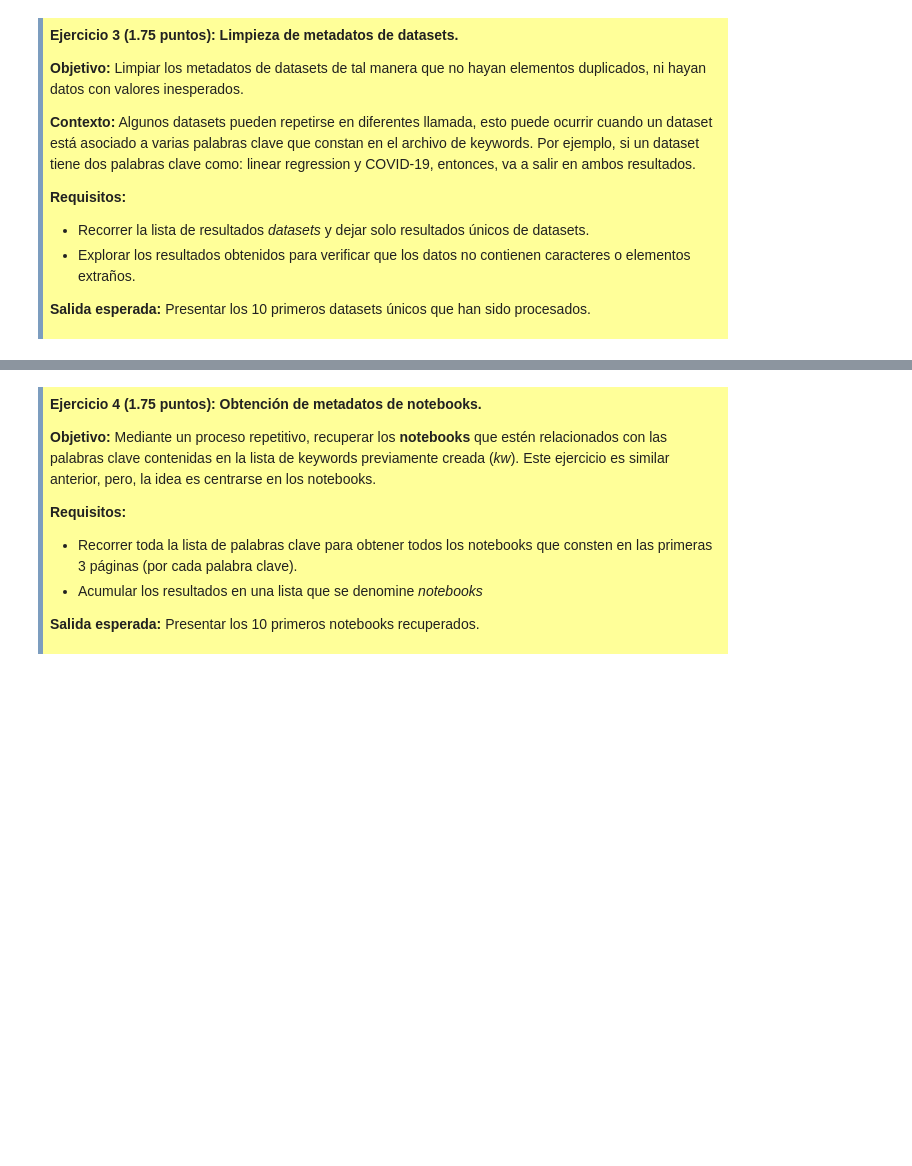
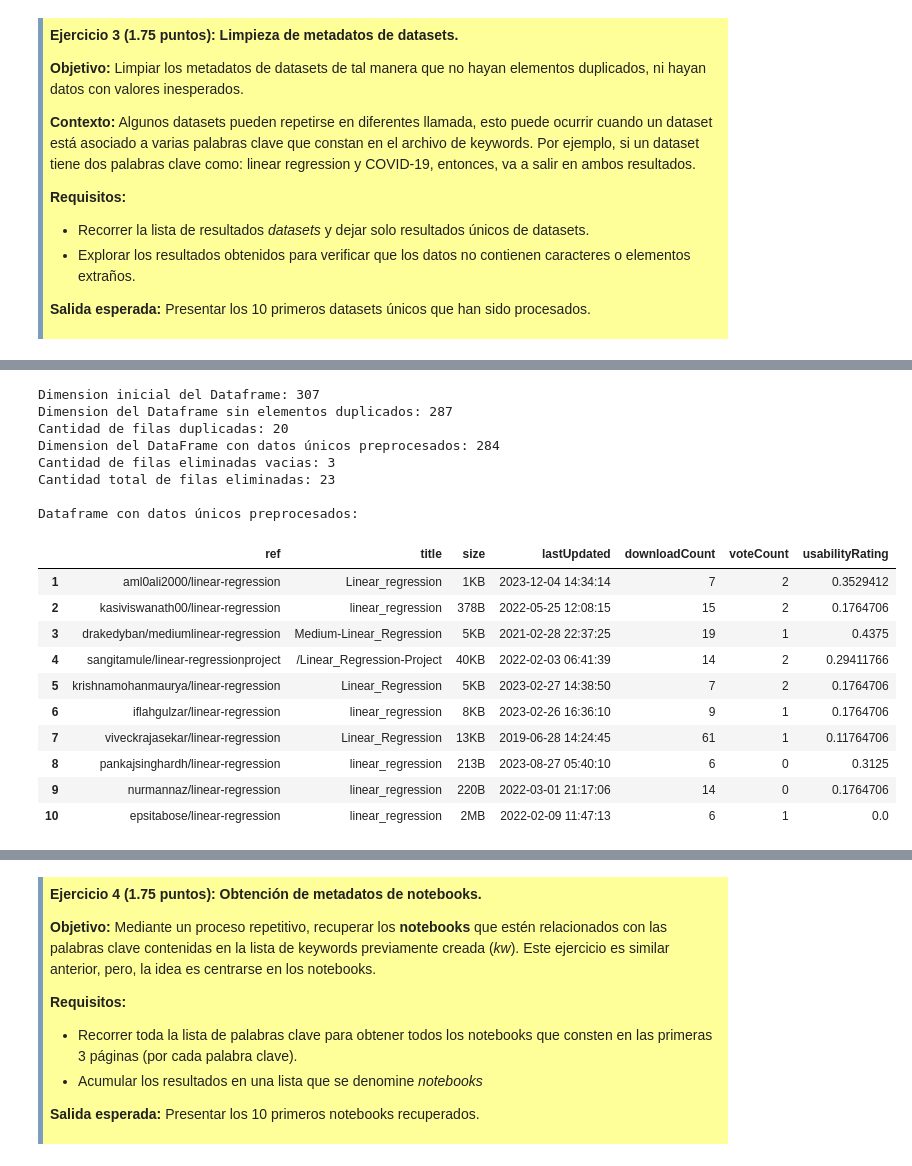
Before and after one commit to SantiagoMendietaCarrion/Lab1_APIS, a Jupyter notebook: Lab1_API_Mendieta_Santiago.ipynb, the cells around one changed output, grey strips where cells are left out. Drawn from its saved outputs; the diff is of its cells as text; code cells hidden in the pictures; blank space fills up the shorter version.

```diff
--- a/Lab1_API_Mendieta_Santiago.ipynb
+++ b/Lab1_API_Mendieta_Santiago.ipynb
@@ -346,0 +321,39 @@ z
+# %%
+#De  acuerdo al analisis anterior existen 3 filas con valores nulos. Las cuales tienen vacias todas sus columnas a excepcion de la primera
+#Se decide eliminar estas filas
+
+datasets_DF_prep=datasets_DF_pp.drop(filas_nulas,axis=0)         #Se eliminan las filas con valores nulos
+datasets_DF_prep.index=range(1,len(datasets_DF_prep)+1)          #Se modifica el indice del dataframe para que coincida con la nueva cantidad de filas
+dimension_final=len(datasets_DF_prep)                            #Se utiliza len para medir el tamaño del dataset preprocesado final
+filas_eliminadas_vacias=len(filas_nulas)                         #Se utiliza len para medir el tamaño de filas eliminadas
+cantidad_filas_eliminadas=dimension_inicial-dimension_final      #Se calcula la cantidad de elementos eliminados
+# %%
+#c.) Impresion de resultados
+print("Dimension inicial del Dataframe:",dimension_inicial)      #Se imprime el tamaño del dataset sin procesar
+print("Dimension del Dataframe sin elementos duplicados:",dimension_sin_duplicados)   #Se imprime el tamaño del dataset preprocesado
+print("Cantidad de filas duplicadas:",cantidad_duplicados)   #Se imprime la cantidad de elementos duplicados
+print("Dimension del DataFrame con datos únicos preprocesados:",dimension_final)      #Se imprime la cantidad de elementos del DataFrame preprocesado
+print("Cantidad de filas eliminadas vacias:",filas_eliminadas_vacias)   #Se imprime la cantidad de filas_eliminadas
+print("Cantidad total de filas eliminadas:",cantidad_filas_eliminadas)  #Se imprime la cantidad de filas_eliminadas
+print("\nDataframe con datos únicos preprocesados:")
+datasets_DF_prep[:10]                                            #Se imprimen los 10 primeros resultados del DataFrame preprocesado
+# %% [output]
+Dimension inicial del Dataframe: 307
+Dimension del Dataframe sin elementos duplicados: 287
+Cantidad de filas duplicadas: 20
+Dimension del DataFrame con datos únicos preprocesados: 284
+Cantidad de filas eliminadas vacias: 3
+Cantidad total de filas eliminadas: 23
+
+Dataframe con datos únicos preprocesados:
+|  | ref | title | size | lastUpdated | downloadCount | voteCount | usabilityRating |
+| 1 | aml0ali2000/linear-regression | Linear_regression | 1KB | 2023-12-04 14:34:14 | 7 | 2 | 0.3529412 |
+| 2 | kasiviswanath00/linear-regression | linear_regression | 378B | 2022-05-25 12:08:15 | 15 | 2 | 0.1764706 |
+| 3 | drakedyban/mediumlinear-regression | Medium-Linear_Regression | 5KB | 2021-02-28 22:37:25 | 19 | 1 | 0.4375 |
+| 4 | sangitamule/linear-regressionproject | /Linear_Regression-Project | 40KB | 2022-02-03 06:41:39 | 14 | 2 | 0.29411766 |
+| 5 | krishnamohanmaurya/linear-regression | Linear_Regression | 5KB | 2023-02-27 14:38:50 | 7 | 2 | 0.1764706 |
+| 6 | iflahgulzar/linear-regression | linear_regression | 8KB | 2023-02-26 16:36:10 | 9 | 1 | 0.1764706 |
+| 7 | viveckrajasekar/linear-regression | Linear_Regression | 13KB | 2019-06-28 14:24:45 | 61 | 1 | 0.11764706 |
+| 8 | pankajsinghardh/linear-regression | linear_regression | 213B | 2023-08-27 05:40:10 | 6 | 0 | 0.3125 |
+| 9 | nurmannaz/linear-regression | linear_regression | 220B | 2022-03-01 21:17:06 | 14 | 0 | 0.1764706 |
+| 10 | epsitabose/linear-regression | linear_regression | 2MB | 2022-02-09 11:47:13 | 6 | 1 | 0.0 |
```
Also changed, not shown: parts of 22 cells of this notebook.
